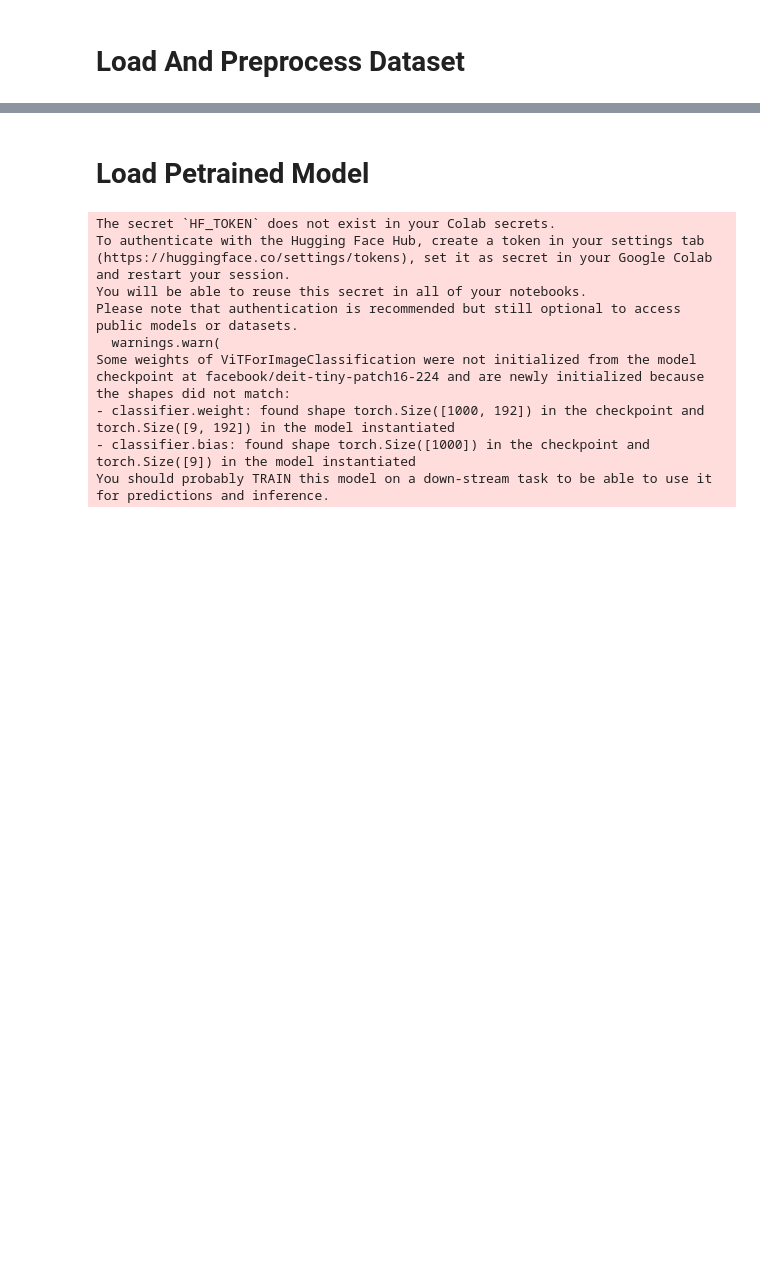
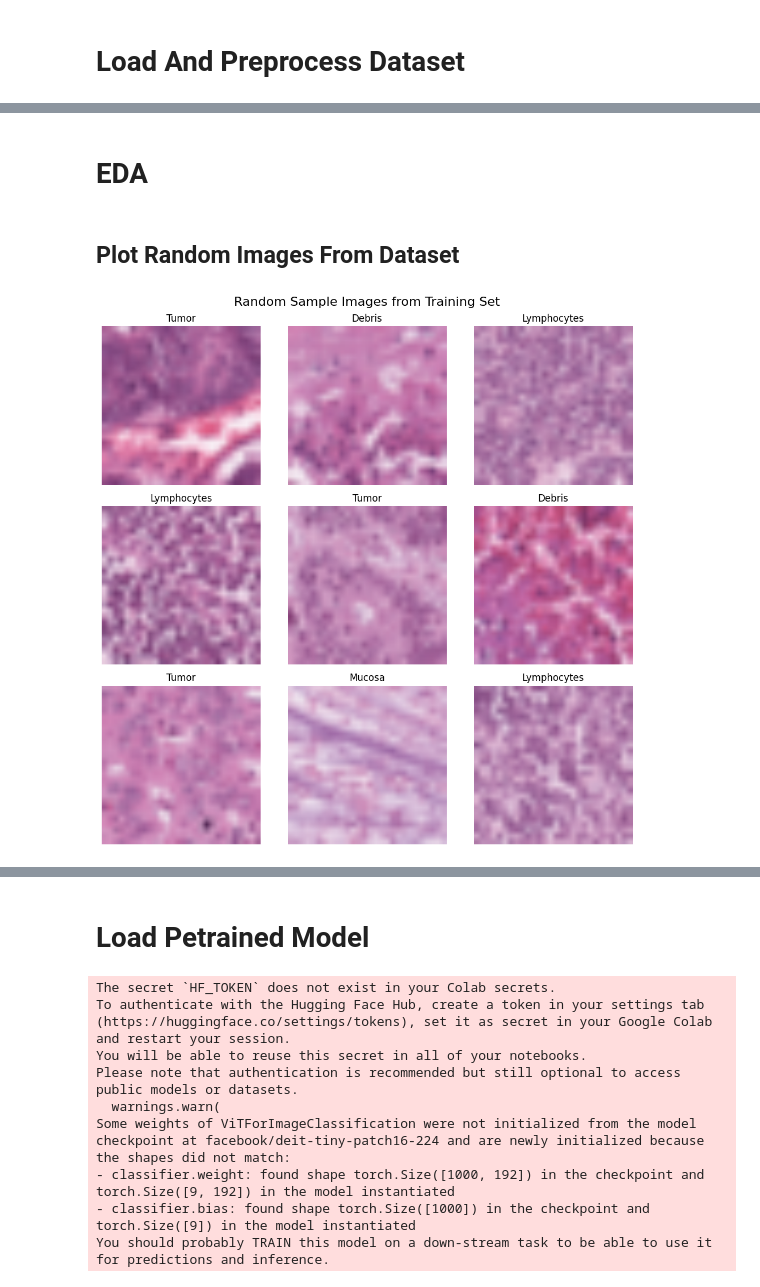
Before and after one commit to kozoB/vit-pathmnist-classifier, a Jupyter notebook: ViT_Medical_Imaging_Project.ipynb, the cells around one changed output, grey strips where cells are left out. Saved outputs shown, nothing was run; the diff lists cells and outputs as text; code cells hidden in the pictures; blank space fills up the shorter version.

```diff
--- a/ViT_Medical_Imaging_Project.ipynb
+++ b/ViT_Medical_Imaging_Project.ipynb
@@ -68,0 +68,34 @@ Using downloaded and verified file: /root/.medmnist/pathmnist.npz
+# %% [markdown]
+# EDA
+# %% [markdown]
+## Plot Random Images From Dataset
+# %%
+class_names = [
+    "Adipose", "Background", "Debris", "Lymphocytes", "Mucosa",
+    "Smooth muscle", "Normal mucosa", "Stroma", "Tumor"
+]
+
+import matplotlib.pyplot as plt
+import numpy as np
+import seaborn as sns
+import random
+
+# Show 9 random images from train_dataset
+fig, axes = plt.subplots(3, 3, figsize=(10, 10))
+indices = random.sample(range(len(train_dataset)), 9)
+
+for i, idx in enumerate(indices):
+    img, label = train_dataset[idx]
+    img = img * 0.5 + 0.5  # unnormalize
+    img_np = img.numpy().transpose(1, 2, 0)
+    label_idx = int(label.item())  # convert tensor to int
+    ax = axes[i // 3, i % 3]
+    ax.imshow(img_np)
+    ax.set_title(class_names[label_idx])
+    ax.axis("off")
+
+plt.suptitle("Random Sample Images from Training Set", fontsize=16)
+plt.tight_layout()
+plt.show()
+# %% [output]
+[figure, added]
```
Also changed, not shown: parts of 5 cells of this notebook.
